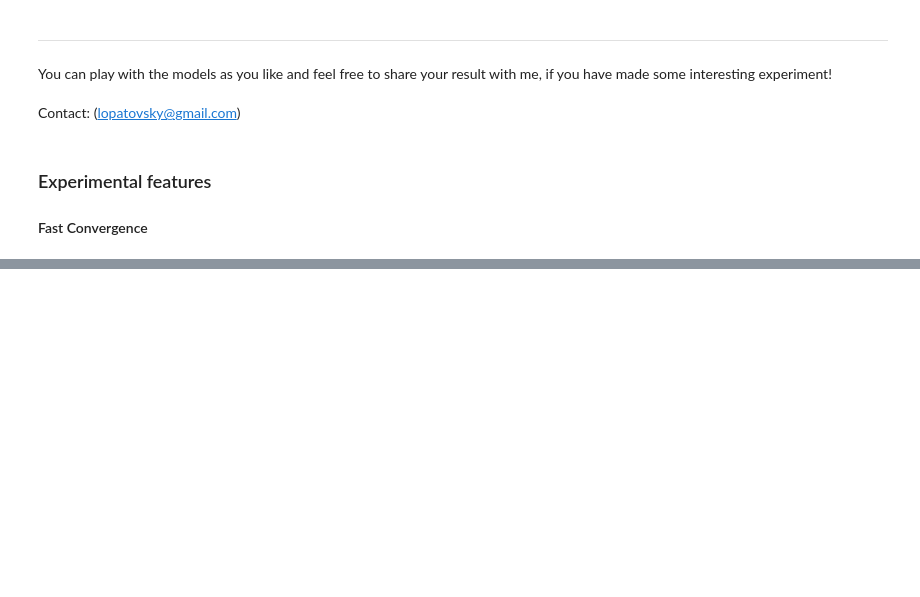
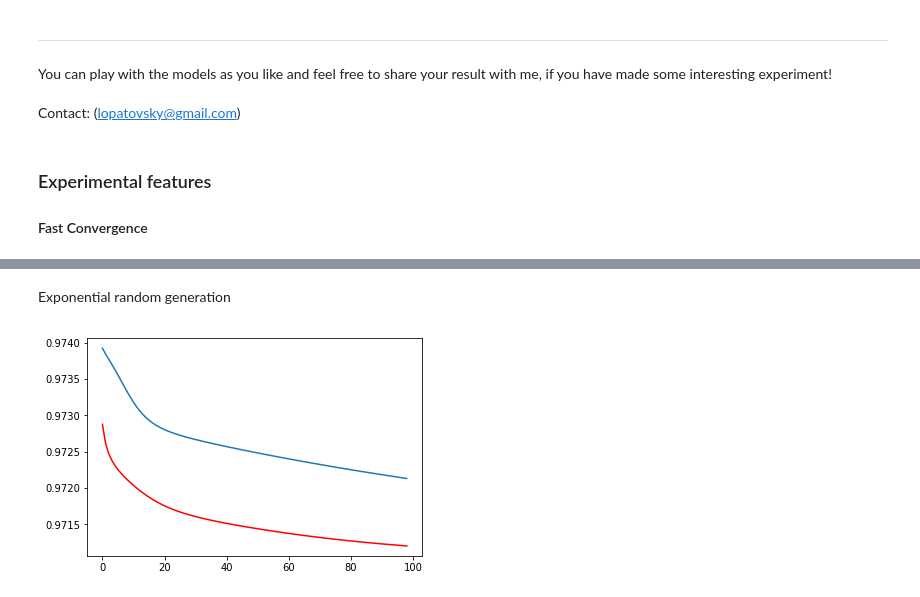
Before and after one commit to lopatovsky/HMMs, a Jupyter notebook: CT-HMM.ipynb, the cells around one changed output, grey strips where cells are left out. Saved outputs shown, nothing was run; the diff lists cells and outputs as text; code cells hidden in the pictures; blank space fills up the shorter version.

Commit message:
Add exponential generation

```diff
--- a/CT-HMM.ipynb
+++ b/CT-HMM.ipynb
@@ -389,0 +387,2 @@ hmms.print_parameters(ct2)
+# %% [markdown]
+Exponential random generation
@@ -389,0 +395,33 @@ hmms.print_parameters(ct2)
+# %%
+# Q is the matrix of transition rates from state [row] to state [column].
+Q = np.array( [[-0.375,0.125,0.25],[0.25,-0.5,0.25],[0.25,0.125,-0.375]] )
+# B is the matrix of probabilities that the state [row] will emmit output variable [column].
+B = np.array( [[0.8,0.05,0.15],[0.05,0.9,0.05],[0.2,0.05,0.75]] )
+# Pi is the vector of initial state probabilities.
+Pi = np.array( [0.6,0,0.4] )
+
+# Create CtHMM by given parameters.
+chmm = hmms.CtHMM(Q,B,Pi)
+# %%
+seq_num= 5   #number of data sequences
+seq_len= 30  #length of each sequence
+
+t,e = chmm.generate_data( (seq_num,seq_len) )
+# %%
+chmm_r = hmms.CtHMM.random( 3,3 )
+chmm_re = hmms.CtHMM.random_exp( 3,3 )
+
+out  =  chmm_r.multi_baum_welch( 10, t,e, 100 )
+oute = chmm_re.multi_baum_welch( 10, t,e, 100 )
+
+
+aout =  np.average(out,  axis=0)
+aoute = np.average(oute, axis=0)
+# %%
+real = chmm.data_estimate( t, e )
+#For better visibility of the graph, we cut first two values.
+plt.plot(  aout[2:] / real , color = "red" )
+plt.plot( aoute[2:] / real  )
+plt.show()
+# %% [output]
+[figure, added]
```
Also changed, not shown: parts of 7 cells of this notebook, 1 other file.
